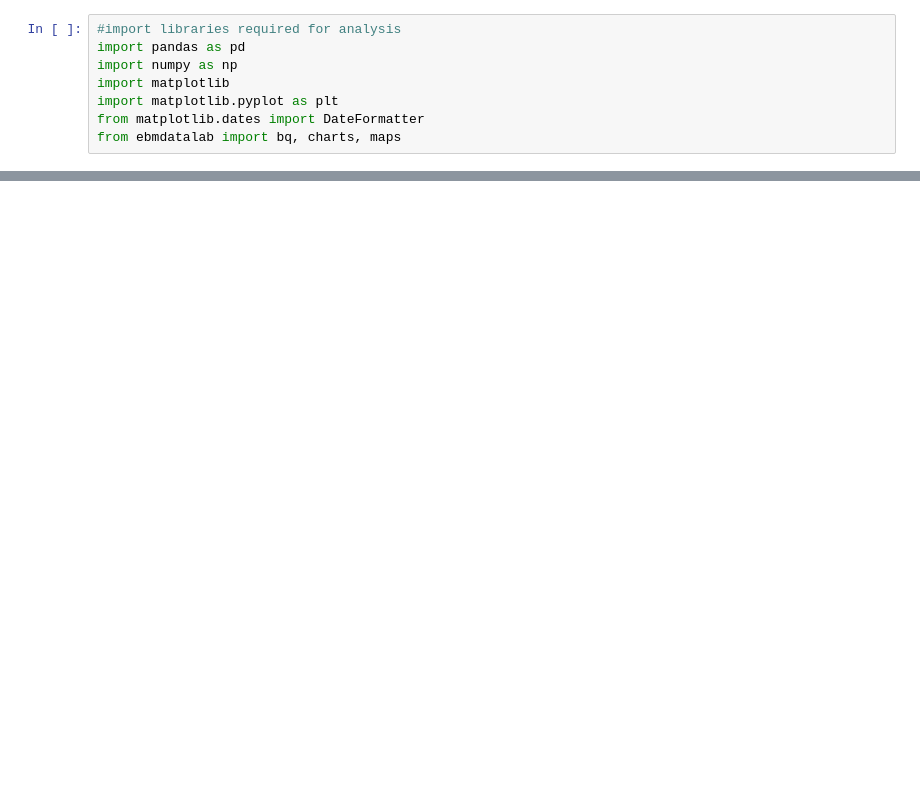
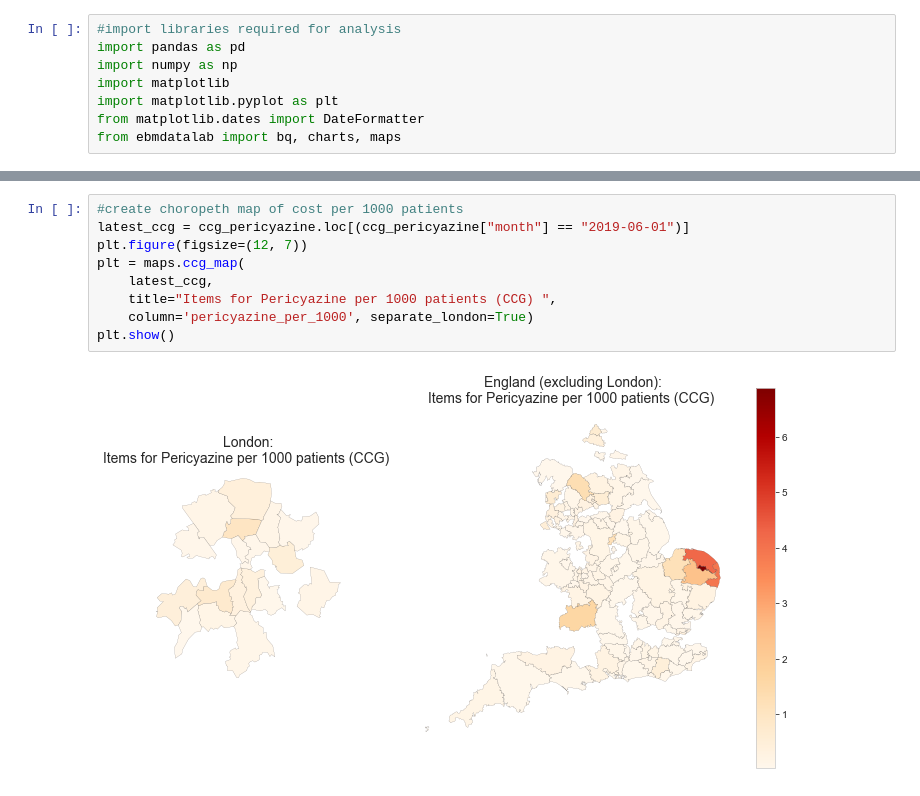
Before and after one commit to ebmdatalab/outlier-detection, a Jupyter notebook: kurtosis/Individual Medicines Investigations/Pericyazine.ipynb, the cells around one changed output, grey strips where cells are left out. Drawn from its saved outputs; the diff is of its cells as text; blank space fills up the shorter version.

```diff
--- a/kurtosis/Individual Medicines Investigations/Pericyazine.ipynb
+++ b/kurtosis/Individual Medicines Investigations/Pericyazine.ipynb
@@ -62,0 +185,11 @@ pericyazine.head(10)
+# %%
+#create choropeth map of cost per 1000 patients
+latest_ccg = ccg_pericyazine.loc[(ccg_pericyazine["month"] == "2019-06-01")]
+plt.figure(figsize=(12, 7))
+plt = maps.ccg_map(
+    latest_ccg,
+    title="Items for Pericyazine per 1000 patients (CCG) ",
+    column='pericyazine_per_1000', separate_london=True)
+plt.show()
+# %% [output]
+[figure, added]
```
Also changed, not shown: parts of 14 cells of this notebook, 5 other files.
